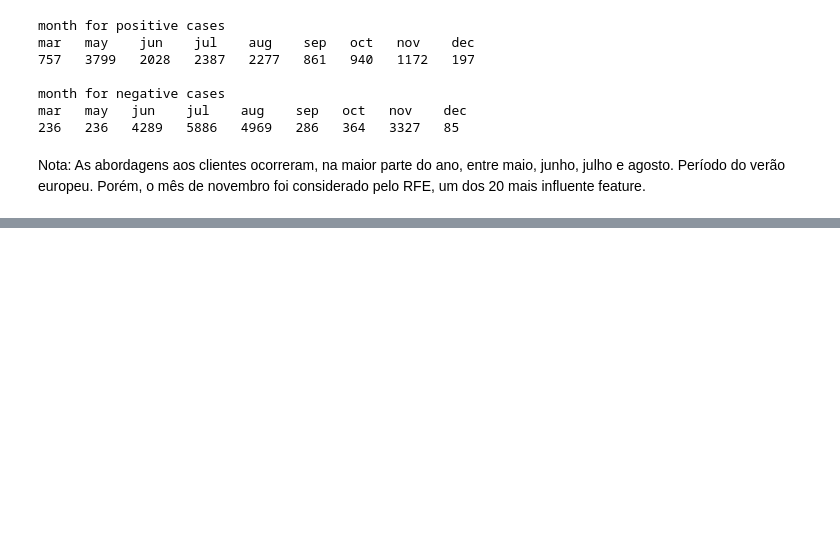
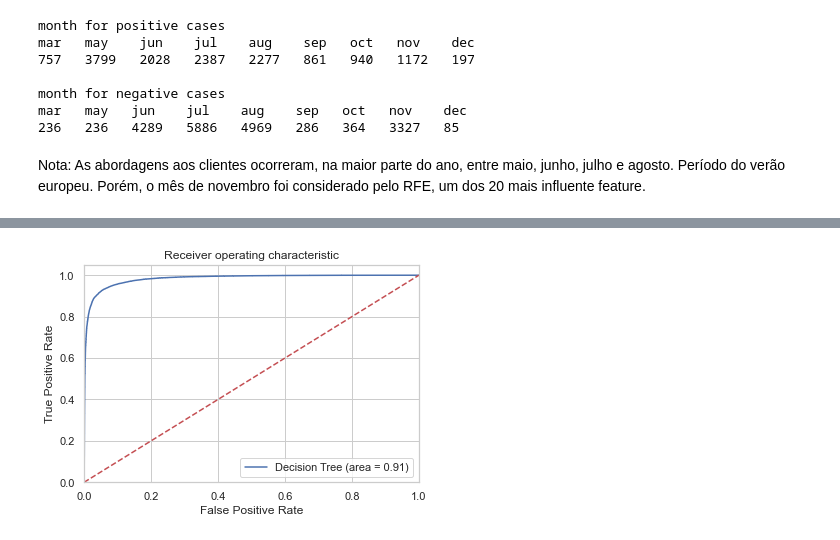
Before and after one commit to edbkei/MO416PROJ3, a Jupyter notebook: Projeto3/Project3.ipynb, the cells around one changed output, grey strips where cells are left out. Saved outputs shown, nothing was run; the diff lists cells and outputs as text; code cells hidden in the pictures; blank space fills up the shorter version.

Commit message:
decision tree on Relatorio.tex Project3.ipynb dtm files

```diff
--- a/Projeto3/Project3.ipynb
+++ b/Projeto3/Project3.ipynb
@@ -1261,0 +1335,16 @@ Nota: As abordagens aos clientes ocorreram, na maior parte do ano, entre maio, j
+# %%
+headers=['contact', 'previous', 'emp.var.rate', 'job_blue-collar', \
+       'job_entrepreneur', 'job_housemaid', 'job_management', 'job_retired', \
+       'job_self-employed', 'job_services', 'job_student', 'job_technician', \
+       'job_unknown', 'marital_married', 'marital_single', \
+       'education_basic.6y', 'education_basic.9y', \
+       'education_high.school', \
+       'education_professional.course', 'education_university.degree', \
+       'education_unknown', 'default_unknown', 'default_yes', \
+       'housing_unknown','loan_unknown', 'loan_yes', \
+       'month_aug', 'month_jul', 'month_jun', 'month_mar', \
+       'month_may', 'month_nov', 'month_oct', 'month_sep', 'day_of_week_mon', \
+       'day_of_week_thu', 'day_of_week_tue', 'day_of_week_wed', \
+       'poutcome_nonexistent', 'poutcome_success']
+# %%
+X_trained = os_data_X[headers]
@@ -1261,0 +1369,8 @@ Nota: As abordagens aos clientes ocorreram, na maior parte do ano, entre maio, j
+# %%
+# Create Decision Tree classifer object
+dtm = DecisionTreeClassifier()
+
+# Train Decision Tree Classifer
+dtm = dtm.fit(X_trained,os_data_y.astype('int'))
+
+print("processing...ended")
@@ -1261,0 +1381,2 @@ Nota: As abordagens aos clientes ocorreram, na maior parte do ano, entre maio, j
+# %%
+X_tested=os_test_X[headers]
@@ -1261,0 +1432,18 @@ Nota: As abordagens aos clientes ocorreram, na maior parte do ano, entre maio, j
+# %%
+from sklearn.metrics import roc_auc_score
+from sklearn.metrics import roc_curve
+logit_roc_auc3 = roc_auc_score(os_test_y.astype(int), dtm.predict(X_tested.astype(float)))
+fpr3, tpr3, thresholds3 = roc_curve(os_test_y.astype(int), dtm.predict_proba(X_tested.astype(float))[:,1])
+plt.figure()
+plt.plot(fpr, tpr, label='Decision Tree (area = %0.2f)' % logit_roc_auc3)
+plt.plot([0, 1], [0, 1],'r--')
+plt.xlim([0.0, 1.0])
+plt.ylim([0.0, 1.05])
+plt.xlabel('False Positive Rate')
+plt.ylabel('True Positive Rate')
+plt.title('Receiver operating characteristic')
+plt.legend(loc="lower right")
+plt.savefig('Log_ROC')
+plt.show()
+# %% [output]
+[figure, added]
```
Also changed, not shown: parts of 42 cells of this notebook, 3 other files.
